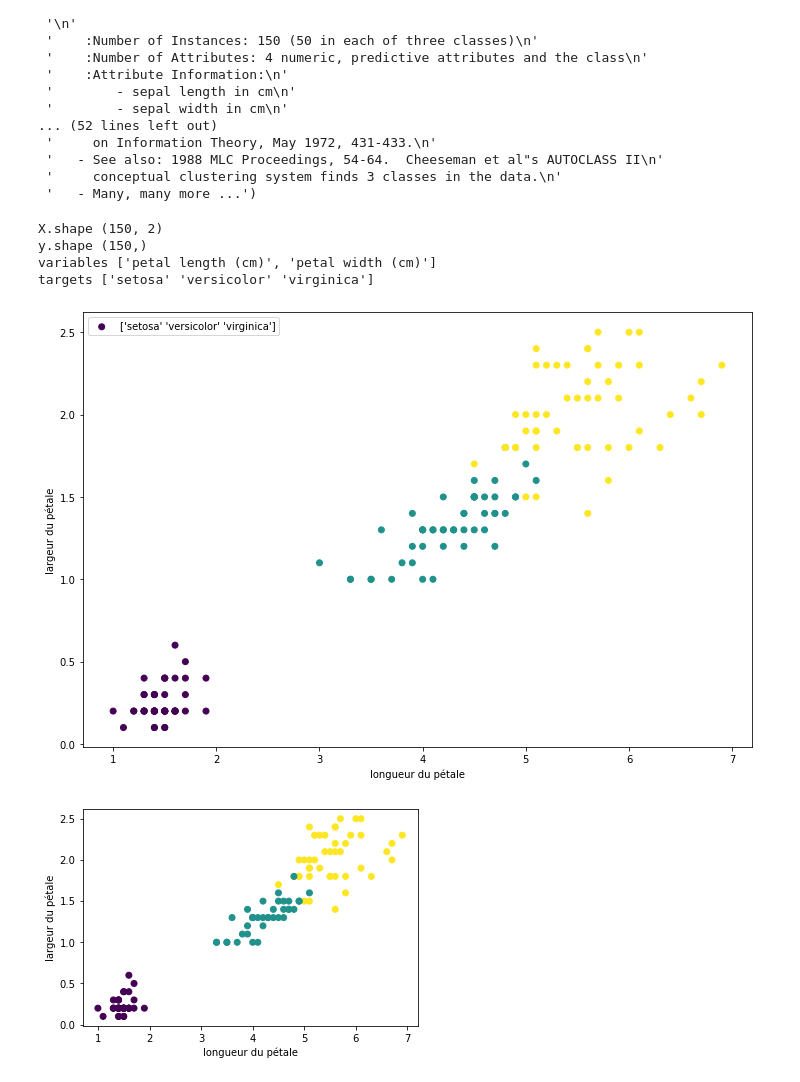
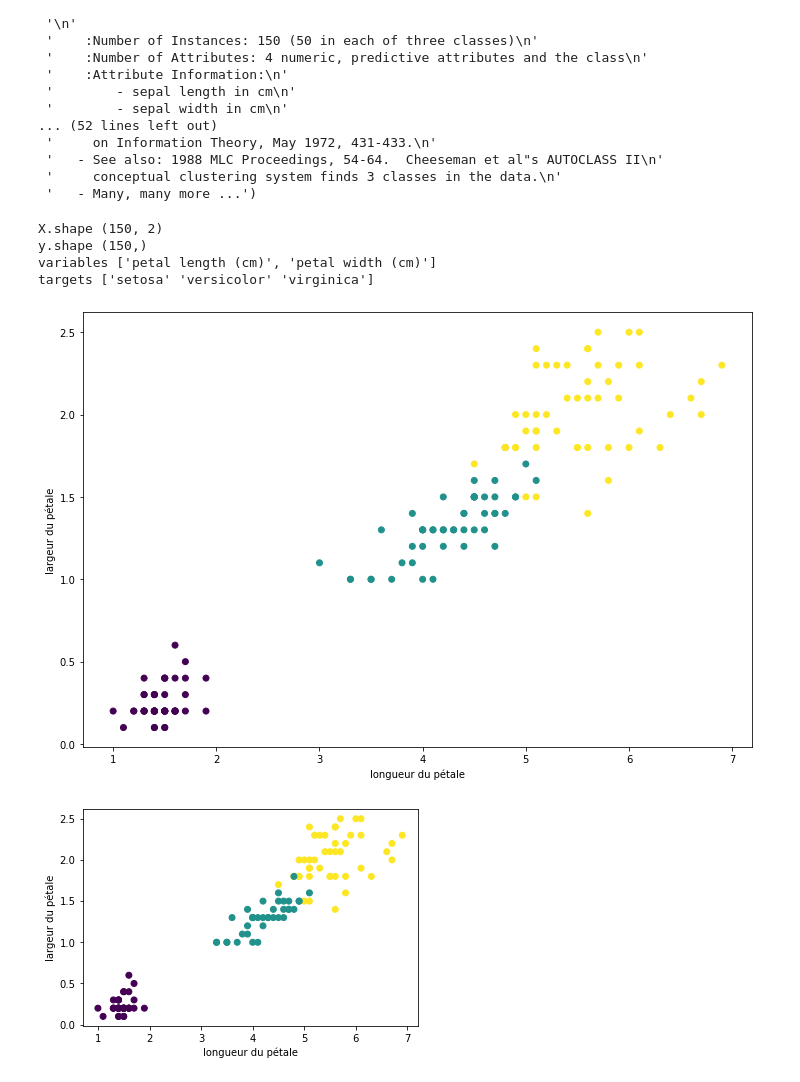
Before and after one commit to jmbernabotto/INSA2021, a Jupyter notebook: arbres de décisions.ipynb, the cells around one changed output. Cells and saved outputs as stored; diff of their text form; code cells hidden in the pictures.

```diff
--- a/arbres de décisions.ipynb
+++ b/arbres de décisions.ipynb
@@ -38,24 +38,24 @@ pp.pprint(iris.DESCR)
 # %%
 
 X = iris.data[:, 2:] # petal length and width
 y = iris.target
 print('X.shape', X.shape)
 print('y.shape', y.shape)
 print('variables', iris.feature_names[2:4])
 print('targets', iris.target_names)
 
 plt.figure(figsize=(12,8))
 plt.scatter(X[:, 0], X[:, 1], c=y,label=iris.target_names)
 plt.xlabel('longueur du pétale')
 plt.ylabel('largeur du pétale')
-plt.legend()
+
 plt.show()
 # %% [output]
 X.shape (150, 2)
 y.shape (150,)
 variables ['petal length (cm)', 'petal width (cm)']
 targets ['setosa' 'versicolor' 'virginica']
-[figure, old version]
+[figure, new version]
 # %%
 from sklearn.tree import DecisionTreeClassifier, plot_tree
 from sklearn.model_selection import train_test_split
```
Also changed, not shown: parts of 1 cell of this notebook.
